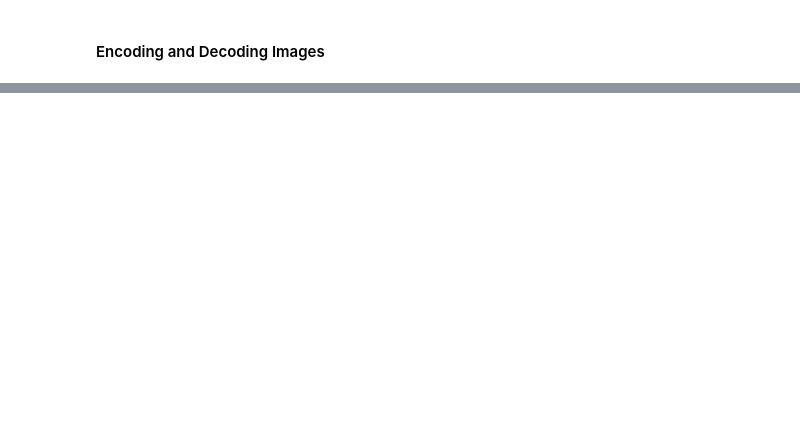
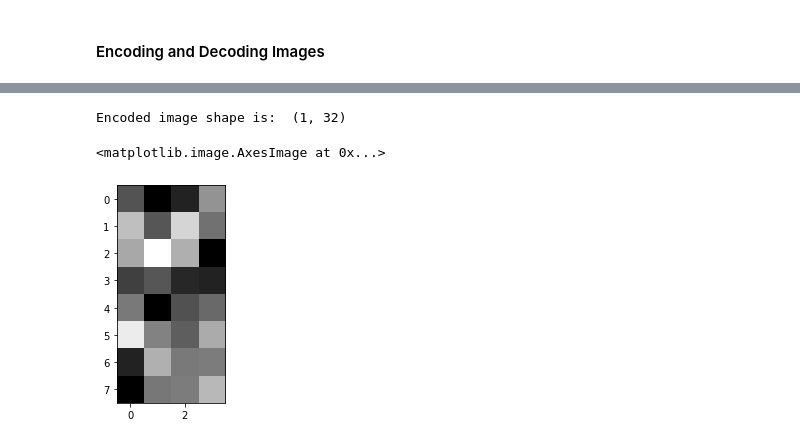
Before and after one commit to Neo-glitch/computer-vision-masterclass, a Jupyter notebook: AutoEncoders.ipynb, the cells around one changed output, grey strips where cells are left out. Cells and saved outputs as stored; diff of their text form; code cells hidden in the pictures; blank space fills up the shorter version.

```diff
--- a/AutoEncoders.ipynb
+++ b/AutoEncoders.ipynb
@@ -126,2 +127,9 @@ Epoch 39/50
 # %% [markdown]
 #### Encoding and Decoding Images
+# %%
+# 784 - 128 - 64 - 32 (Encoding)
+encoder = Model(inputs = autoencoder.input,
+                outputs = autoencoder.get_layer("dense_2").output  # "dense_2 is the layer name having 32 neurons"
+                )
+
+encoder.summary()
@@ -127,0 +159,11 @@ Epoch 39/50
+# %%
+# encodes the image
+encoded_image = encoder.predict(x_test[0].reshape(1, -1))
+# %%
+print("Encoded image shape is: " , encoded_image.shape)
+
+plt.imshow(encoded_image.reshape(8, 4), cmap = "gray")
+# %% [output]
+Encoded image shape is:  (1, 32)
+<matplotlib.image.AxesImage at 0x...>
+[figure, added]
```
Also changed, not shown: parts of 7 cells of this notebook.
